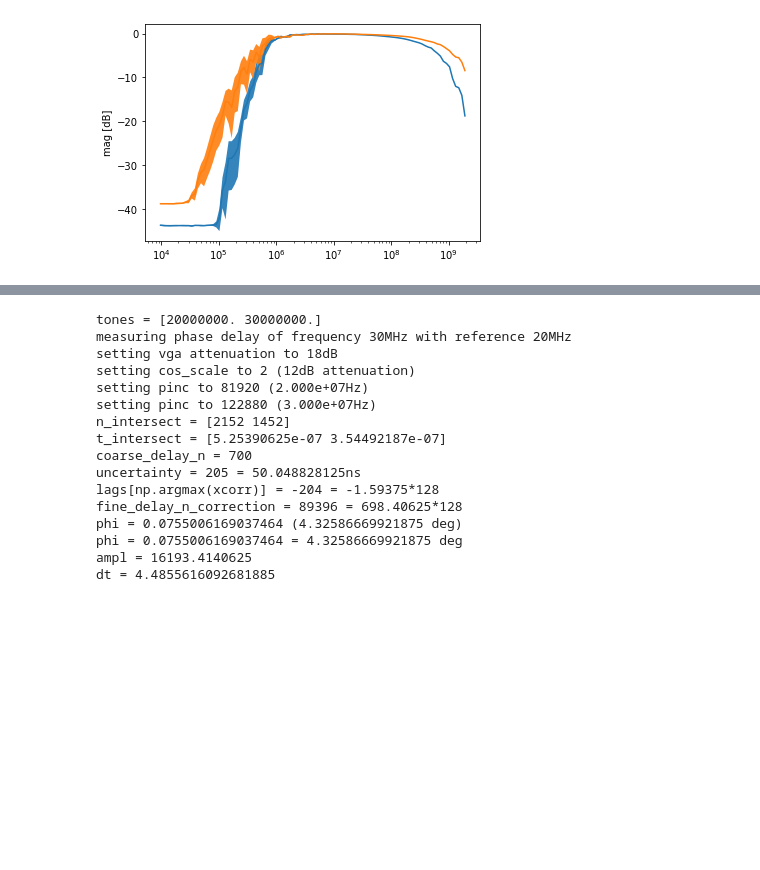
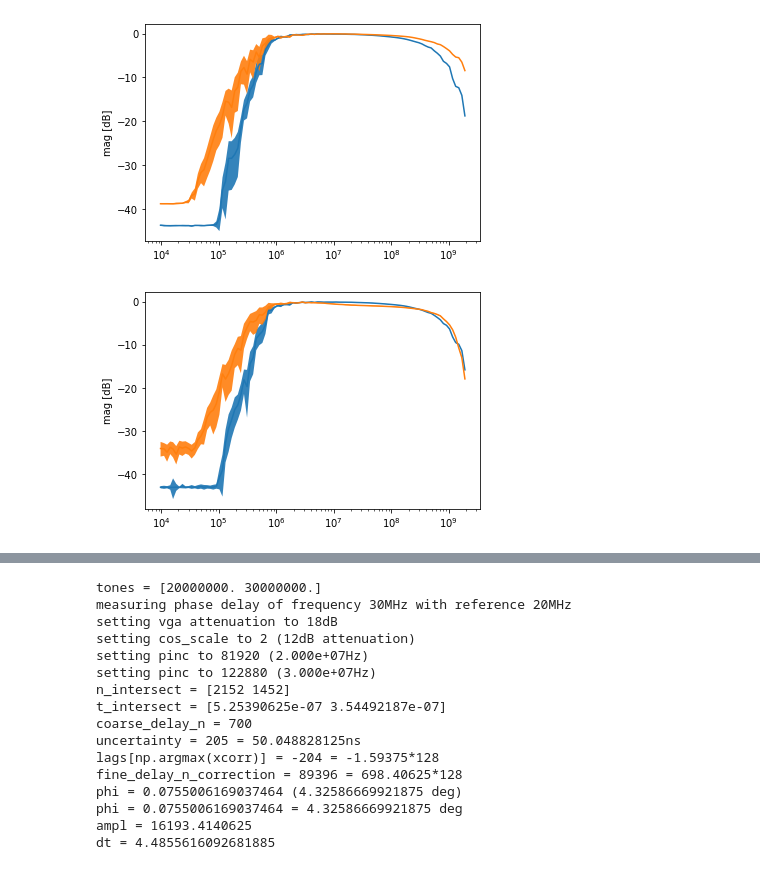
Before and after one commit to qnngroup/rfsoc_dds, a Jupyter notebook: pynq/dds_loopback_overlay.ipynb, the cells around one changed output, grey strips where cells are left out. Saved outputs shown, nothing was run; the diff lists cells and outputs as text; code cells hidden in the pictures; blank space fills up the shorter version.

```diff
--- a/pynq/dds_loopback_overlay.ipynb
+++ b/pynq/dds_loopback_overlay.ipynb
@@ -245,6 +264,23 @@ plt.ylabel('mag [dB]')
 plt.xscale('log')
 # %% [output]
 [figure]
+# %%
+# partial loopback configuration:
+# 0: RFSoC DAC -> AFE ADC buffer -> RFSoC ADC ('adc')
+# 1: RFSoC DAC -> RFSoC ADC ('balun')
+mags_norm = raw_mags/np.max(raw_mags,axis=0)
+mags_mean = np.median(mags_norm,axis=1)
+mags_std = np.std(mags_norm,axis=1)
+mags_dB = 20*np.log10(mags_mean)
+mags_dB_low = 20*np.log10(mags_mean-mags_std)
+mags_dB_high = 20*np.log10(mags_mean+mags_std)
+plt.plot(freqs,mags_dB)
+plt.fill_between(freqs,mags_dB_low[:,0],mags_dB_high[:,0],alpha=0.9)
+plt.fill_between(freqs,mags_dB_low[:,1],mags_dB_high[:,1],alpha=0.9)
+plt.ylabel('mag [dB]')
+plt.xscale('log')
+# %% [output]
+[figure, added]
 # %%
 # fine-grained frequency sweep measurement of gain
 ol.dbg = False
```
Also changed, not shown: parts of 4 cells of this notebook, 5 other files.
